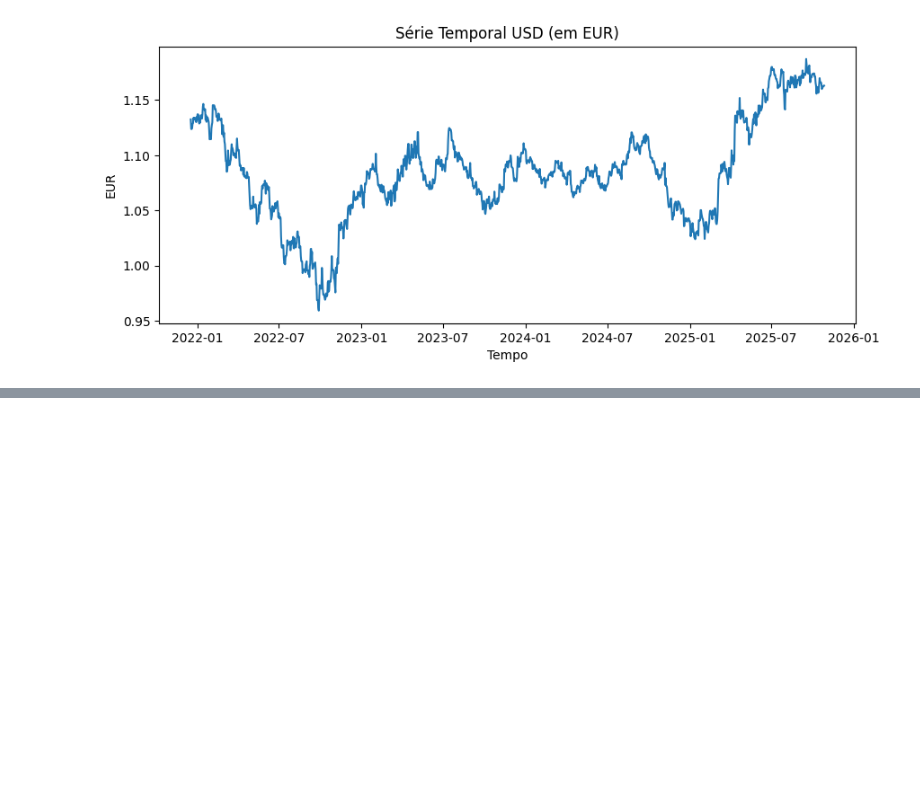
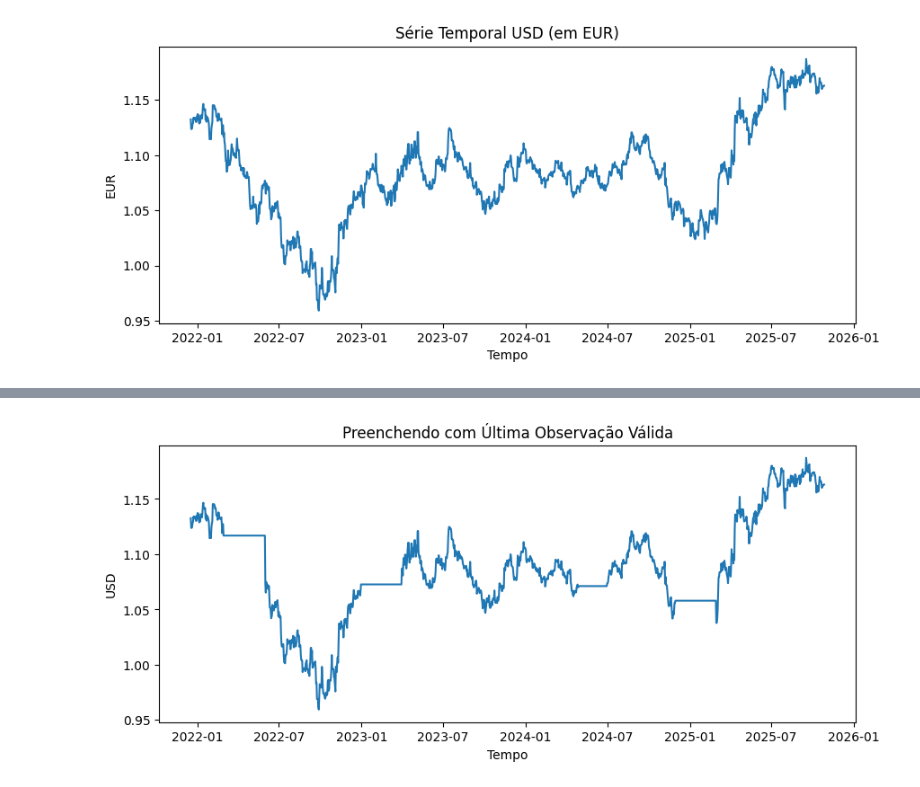
Before and after one commit to beabento/Econometria-2, a Jupyter notebook: atividade1.ipynb, the cells around one changed output, grey strips where cells are left out. Saved outputs shown, nothing was run; the diff lists cells and outputs as text; code cells hidden in the pictures; blank space fills up the shorter version.

```diff
--- a/atividade1.ipynb
+++ b/atividade1.ipynb
@@ -26 +8,9 @@ df
+# %%
+def plotar(serie, titulo, y='USD'):
+    plt.figure(figsize=(10, 4))
+    plt.plot(serie)
+    plt.title(titulo)
+    plt.xlabel('Tempo')
+    plt.ylabel(y)
+    plt.show()
 # %%
@@ -100,0 +125,7 @@ plt.show()
+# %%
+# Usando a Última Observação Válida (LOCF - Last Observation Carried Forward)
+ts_locf = ts_com_nan.fillna(method='ffill')
+# %%
+plotar(ts_locf, 'Preenchendo com Última Observação Válida')
+# %% [output]
+[figure, added]
```
Also changed, not shown: parts of 21 cells of this notebook.
